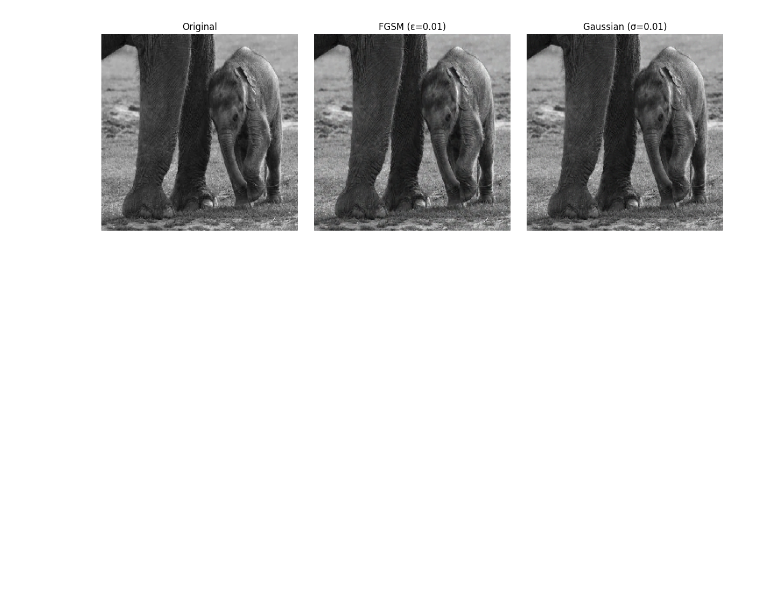
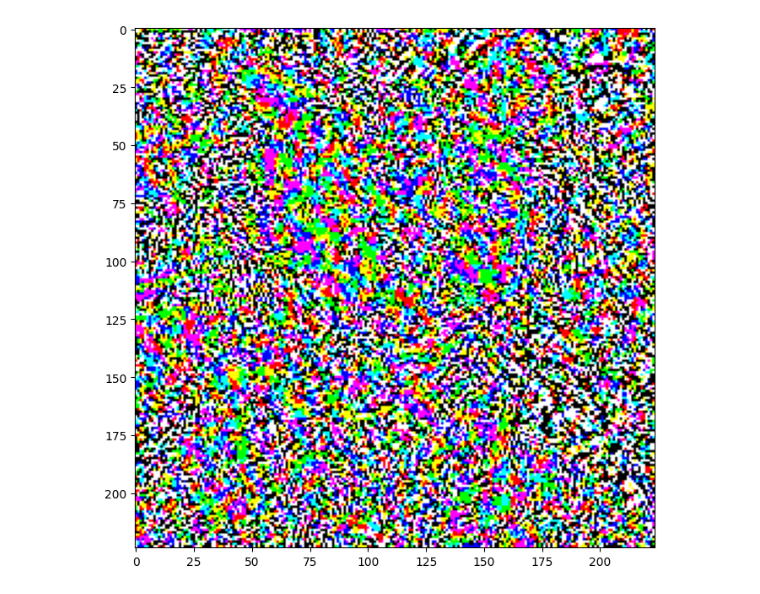
Before and after one commit to Souvik00/Deep-Learning, a Jupyter notebook: FGSM.ipynb, the cells around one changed output. Drawn from its saved outputs; the diff is of its cells as text; code cells hidden in the pictures; blank space fills up the shorter version.

Commit message:
fgsm changed

```diff
--- a/FGSM.ipynb
+++ b/FGSM.ipynb
@@ -14,0 +27,7 @@ model = load_model()
+# %%
+image_path = tf.keras.utils.get_file('Tabby_Cat.jpg', 'https://commons.wikimedia.org/wiki/Special:FilePath/Tabby_Cat.jpg')
+image_raw = tf.io.read_file(image_path)
+image = tf.image.decode_image(image_raw)
+
+image = preprocess(image)
+image_probs = pretrained_model.predict(image)
@@ -15,17 +46,14 @@ model = load_model()
 # %%
+loss_object = tf.keras.losses.CategoricalCrossentropy()
+
 def create_adversarial_pattern(input_image, input_label):
-    input_image = tf.convert_to_tensor(input_image)
-    input_label = tf.convert_to_tensor(input_label)
+  with tf.GradientTape() as tape:
+    tape.watch(input_image)
+    prediction = pretrained_model(input_image)
+    loss = loss_object(input_label, prediction)
 
-    with tf.GradientTape() as tape:
-        tape.watch(input_image)
-        prediction = model(input_image)
-        loss = tf.keras.losses.CategoricalCrossentropy()(input_label, prediction)
-    gradient = tape.gradient(loss, input_image)
-    signed_grad = tf.sign(gradient)
-    return signed_grad
+  # Get the gradients of the loss w.r.t to the input image.
+  gradient = tape.gradient(loss, input_image)
+  # Get the sign of the gradients to create the perturbation
+  signed_grad = tf.sign(gradient)
+  return signed_grad
-# %%
-img_path = 'elephant.jpg'
-orig = image.load_img(img_path, target_size=(224, 224))
-x_orig = image.img_to_array(orig)
-x = np.expand_dims(x_orig, axis=0)
@@ -67,17 +60,10 @@ Gaussian Noise (sigma=0.01) Top-3 Predictions: [('n02504013', 'Indian_elephant',
-# %%
-plt.figure(figsize=(12,4))
-for i, (img_tensor, title) in enumerate([
-    (x, 'Original'),
-    (adv_x, f'FGSM (ε={epsilon})'),
-    (gauss_x, f'Gaussian (σ={gamma})'),
-]):
-    plt.subplot(1, 3, i+1)
-    # De-process input back to [0,1] for display
-    disp = (img_tensor[0] + 1.0) / 2.0
-    plt.imshow(disp)
-    plt.title(title)
-    plt.axis('off')
-plt.tight_layout()
-plt.show()
-# %% [output]
-[figure, removed]
+# %%
+# Get the input label of the image.
+labrador_retriever_index = 208
+label = tf.one_hot(labrador_retriever_index, image_probs.shape[-1])
+label = tf.reshape(label, (1, image_probs.shape[-1]))
+
+perturbations = create_adversarial_pattern(image, label)
+plt.imshow(perturbations[0] * 0.5 + 0.5);  # To change [-1, 1] to [0,1]
+# %% [output]
+[figure, added]
```
Also changed, not shown: parts of 15 cells of this notebook.
